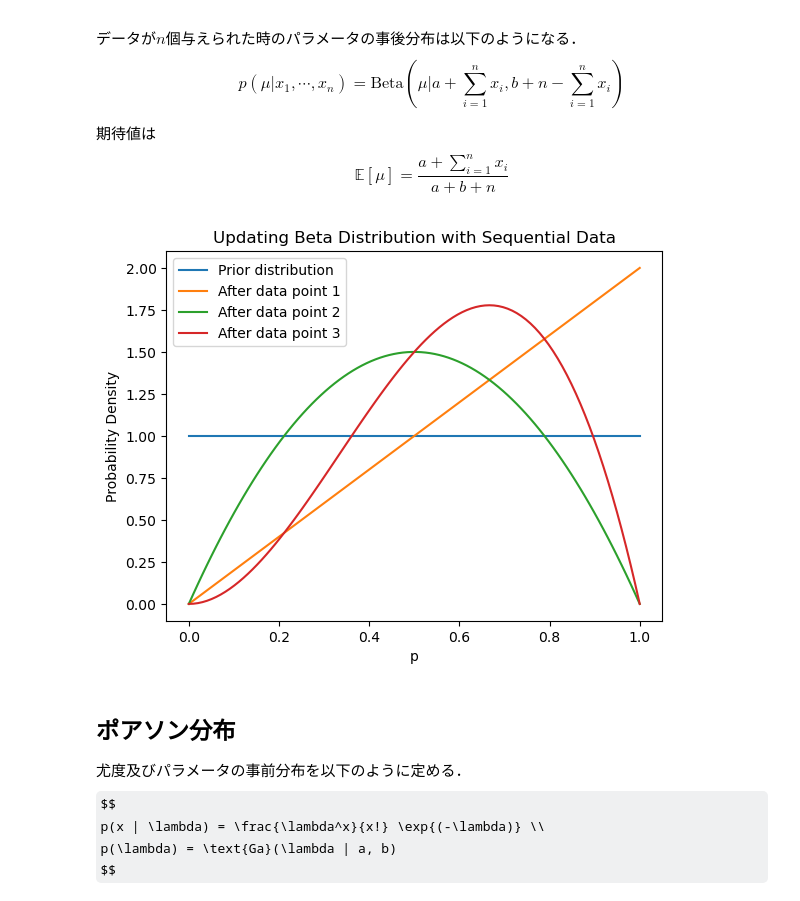
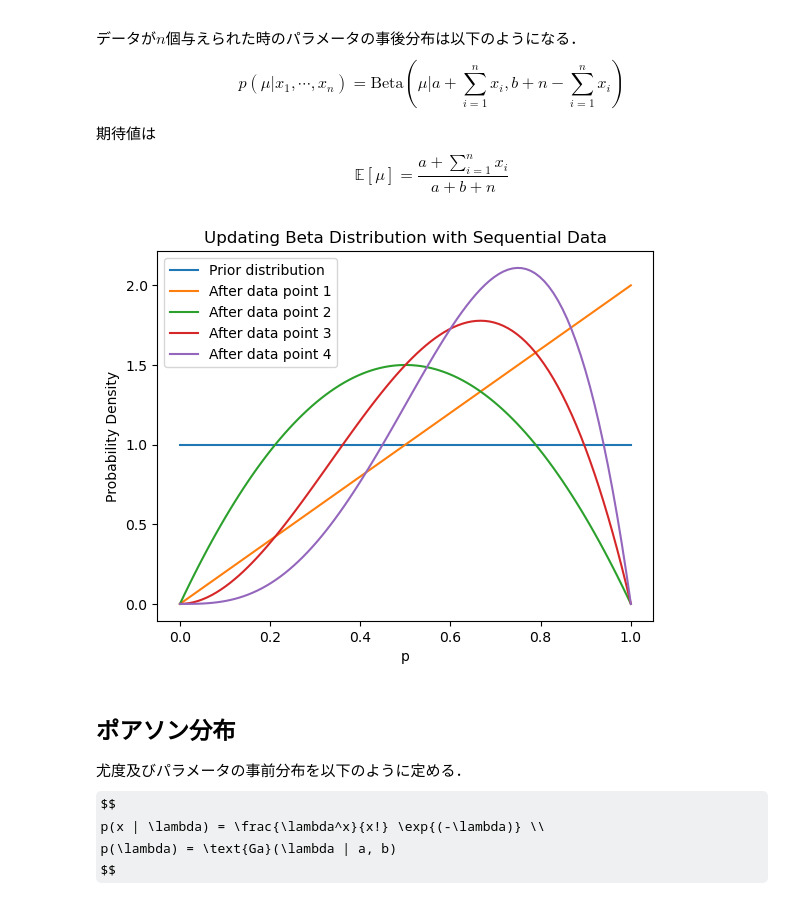
Before and after one commit to LABO-M/Gaussian_process, a Jupyter notebook: Gaussian_Process_Bayes.ipynb, the cells around one changed output. Drawn from its saved outputs; the diff is of its cells as text; code cells hidden in the pictures; some formulas as TeX source.

```diff
--- a/Gaussian_Process_Bayes.ipynb
+++ b/Gaussian_Process_Bayes.ipynb
@@ -30,35 +30,35 @@ from scipy.stats import beta as beta_dist
 def update_beta_parameters(alpha_param, beta_param, data):
     return alpha_param + sum(data), beta_param + len(data) - sum(data)
 
 # 初期パラメータ (これは一様分布を意味する)
 alpha_param = 1
 beta_param = 1
 
 # 逐次的に与えられるデータの例 (1: 成功, 0: 失敗)
-data_stream = [1, 0, 1]
+data_stream = [1, 0, 1 , 1]
 
 # パラメータと分布をプロットするための準備
 x = np.linspace(0, 1, 100)
 
 # 初期の事前分布をプロット
 plt.plot(x, beta_dist.pdf(x, alpha_param, beta_param), label='Prior distribution')
 
 # データポイントごとにパラメータを更新
 for i, data_point in enumerate(data_stream):
     # 新しいデータ点でパラメータを更新
     alpha_param, beta_param = update_beta_parameters(alpha_param, beta_param, [data_point])
 
     # 更新された分布をプロット
     plt.plot(x, beta_dist.pdf(x, alpha_param, beta_param), label=f'After data point {i+1}')
 
 # グラフ表示設定
 plt.title('Updating Beta Distribution with Sequential Data')
 plt.xlabel('p')
 plt.ylabel('Probability Density')
 plt.legend()
 plt.show()
 # %% [output]
-[figure, old version]
+[figure, new version]
 # %% [markdown]
 ## ポアソン分布
 尤度及びパラメータの事前分布を以下のように定める．
```
Also changed, not shown: parts of 1 cell of this notebook.
